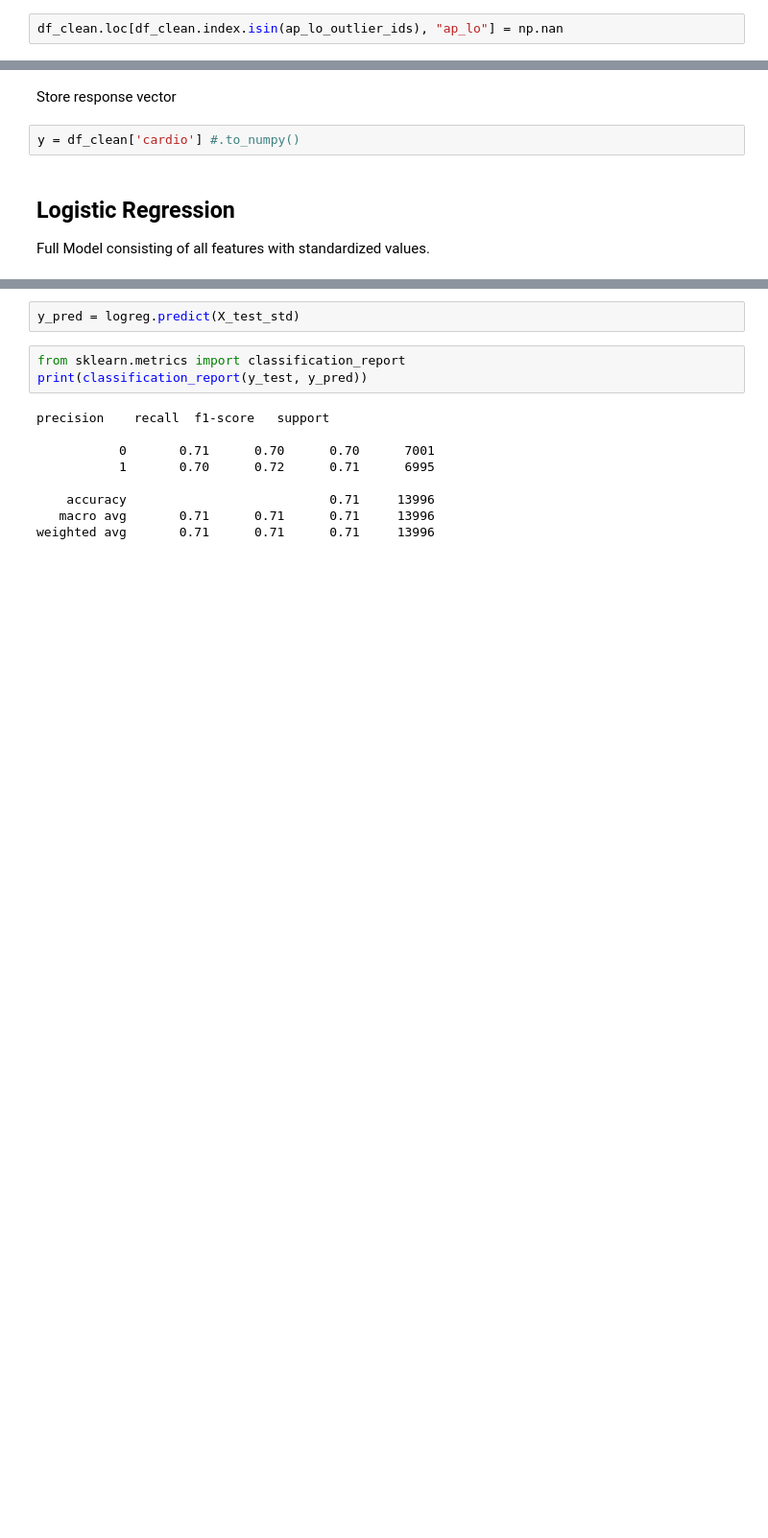
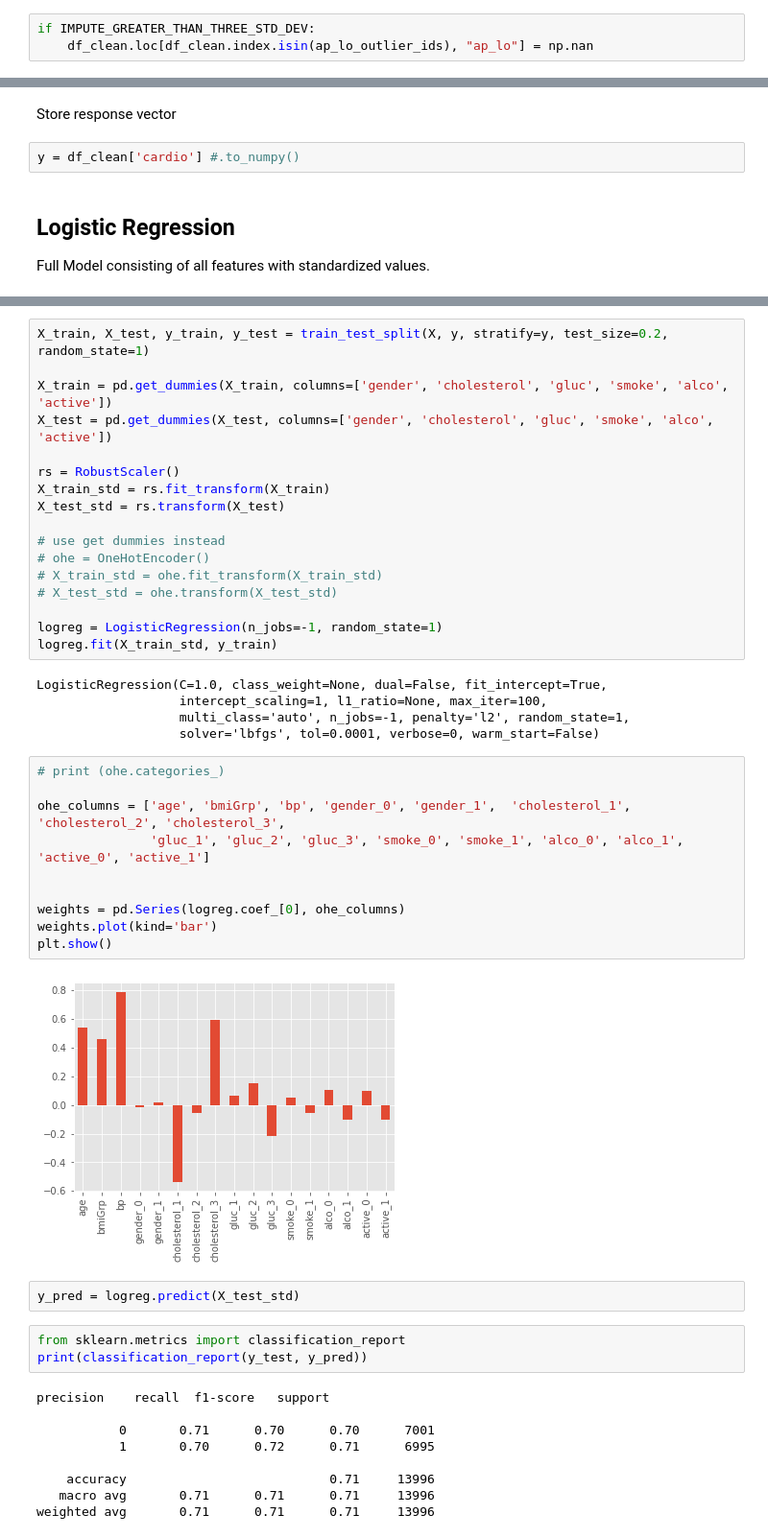
Before and after one commit to RobinsonCW/CardiovascularDiseaseClassification, a Jupyter notebook: src/exploratory_data_analysis/chance/python/Exploratory_Data_Analysis.ipynb, the cells around one changed output, grey strips where cells are left out. Shown: that part at 96% size. Saved outputs shown, nothing was run; the diff lists cells and outputs as text; blank space fills up the shorter version.

```diff
--- a/src/exploratory_data_analysis/chance/python/Exploratory_Data_Analysis.ipynb
+++ b/src/exploratory_data_analysis/chance/python/Exploratory_Data_Analysis.ipynb
@@ -186,5 +161,6 @@ median_ap_lo = df_clean['ap_lo'].median()
 # %%
 ap_lo_outlier_ids = df_clean.index[(np.abs(df_clean['ap_lo'] - df_clean['ap_lo'].mean()) > (3 * df_clean['ap_lo'].std()))]
 # %%
-df_clean.loc[df_clean.index.isin(ap_lo_outlier_ids), "ap_lo"] = np.nan
+if IMPUTE_GREATER_THAN_THREE_STD_DEV:
+    df_clean.loc[df_clean.index.isin(ap_lo_outlier_ids), "ap_lo"] = np.nan
 # %%
@@ -319,3 +305,37 @@ plt.show()
+# %%
+X_train, X_test, y_train, y_test = train_test_split(X, y, stratify=y, test_size=0.2, random_state=1)
+
+X_train = pd.get_dummies(X_train, columns=['gender', 'cholesterol', 'gluc', 'smoke', 'alco', 'active'])
+X_test = pd.get_dummies(X_test, columns=['gender', 'cholesterol', 'gluc', 'smoke', 'alco', 'active'])
+
+rs = RobustScaler()
+X_train_std = rs.fit_transform(X_train)
+X_test_std = rs.transform(X_test)
+
+# use get dummies instead
+# ohe = OneHotEncoder()
+# X_train_std = ohe.fit_transform(X_train_std)
+# X_test_std = ohe.transform(X_test_std)
+
+logreg = LogisticRegression(n_jobs=-1, random_state=1)
+logreg.fit(X_train_std, y_train)
+# %% [output]
+LogisticRegression(C=1.0, class_weight=None, dual=False, fit_intercept=True,
+                   intercept_scaling=1, l1_ratio=None, max_iter=100,
+                   multi_class='auto', n_jobs=-1, penalty='l2', random_state=1,
+                   solver='lbfgs', tol=0.0001, verbose=0, warm_start=False)
+# %%
+# print (ohe.categories_)
+
+ohe_columns = ['age', 'bmiGrp', 'bp', 'gender_0', 'gender_1',  'cholesterol_1', 'cholesterol_2', 'cholesterol_3',
+               'gluc_1', 'gluc_2', 'gluc_3', 'smoke_0', 'smoke_1', 'alco_0', 'alco_1', 'active_0', 'active_1']
+
+
+weights = pd.Series(logreg.coef_[0], ohe_columns)
+weights.plot(kind='bar')
+plt.show()
+# %% [output]
+[figure, added]
 # %%
 y_pred = logreg.predict(X_test_std)
 # %%
```
Also changed, not shown: parts of 52 cells of this notebook.
